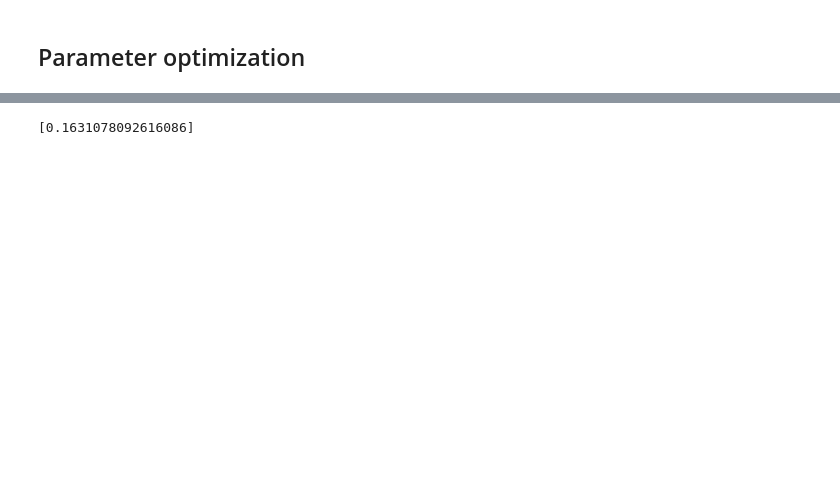
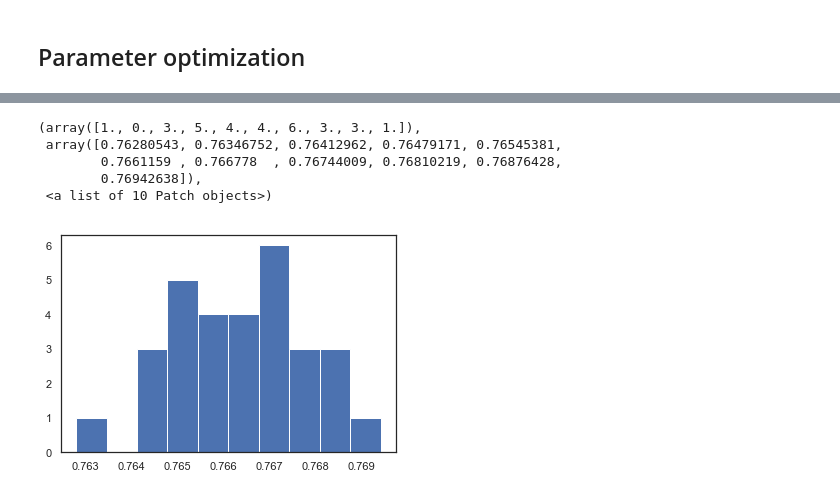
Before and after one commit to jazlab/SE_NL_MJ_2020, a Jupyter notebook: SynchronizationNetwork_noise.ipynb, the cells around one changed output, grey strips where cells are left out. Drawn from its saved outputs; the diff is of its cells as text; code cells hidden in the pictures; blank space fills up the shorter version.

```diff
--- a/SynchronizationNetwork_noise.ipynb
+++ b/SynchronizationNetwork_noise.ipynb
@@ -905,4 +897,9 @@ Ksummary
-# %%
-alphasummary
-# %% [output]
-[0.1631078092616086]
+# %%
+plt.hist(Isummary)
+# %% [output]
+(array([1., 0., 3., 5., 4., 4., 6., 3., 3., 1.]),
+ array([0.76280543, 0.76346752, 0.76412962, 0.76479171, 0.76545381,
+        0.7661159 , 0.766778  , 0.76744009, 0.76810219, 0.76876428,
+        0.76942638]),
+ <a list of 10 Patch objects>)
+[figure, added]
```
Also changed, not shown: parts of 5 cells of this notebook.
